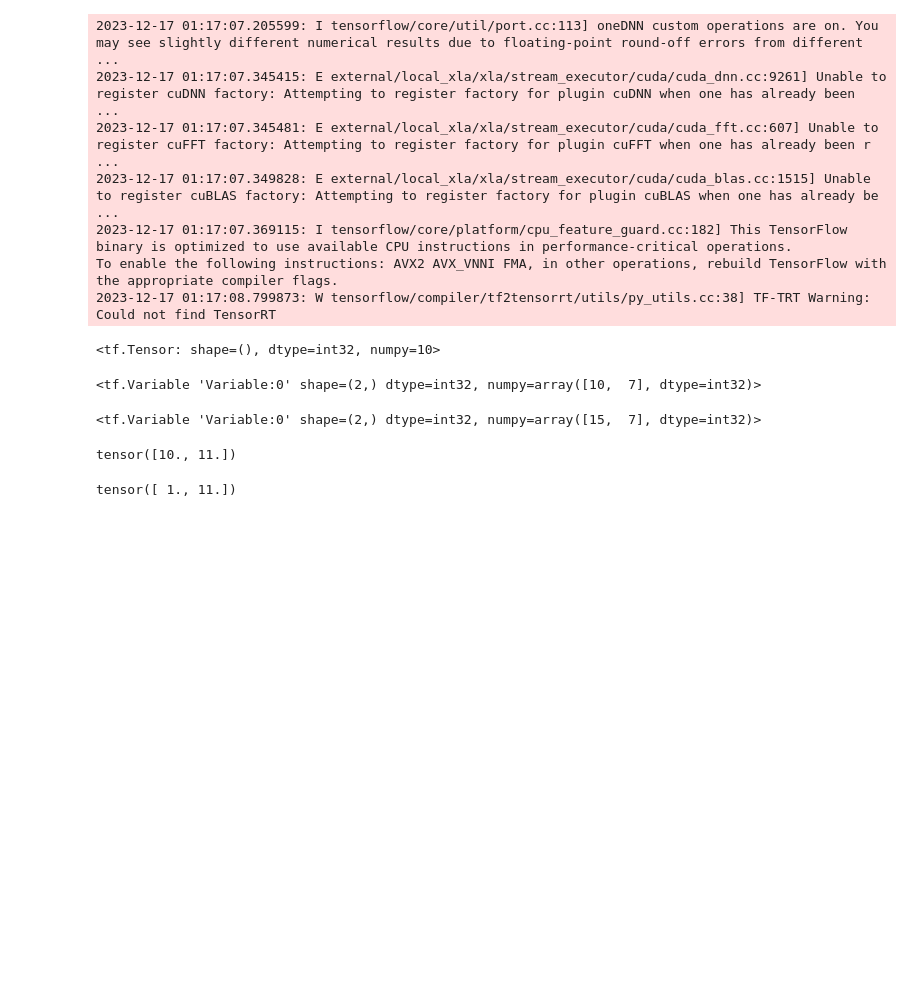
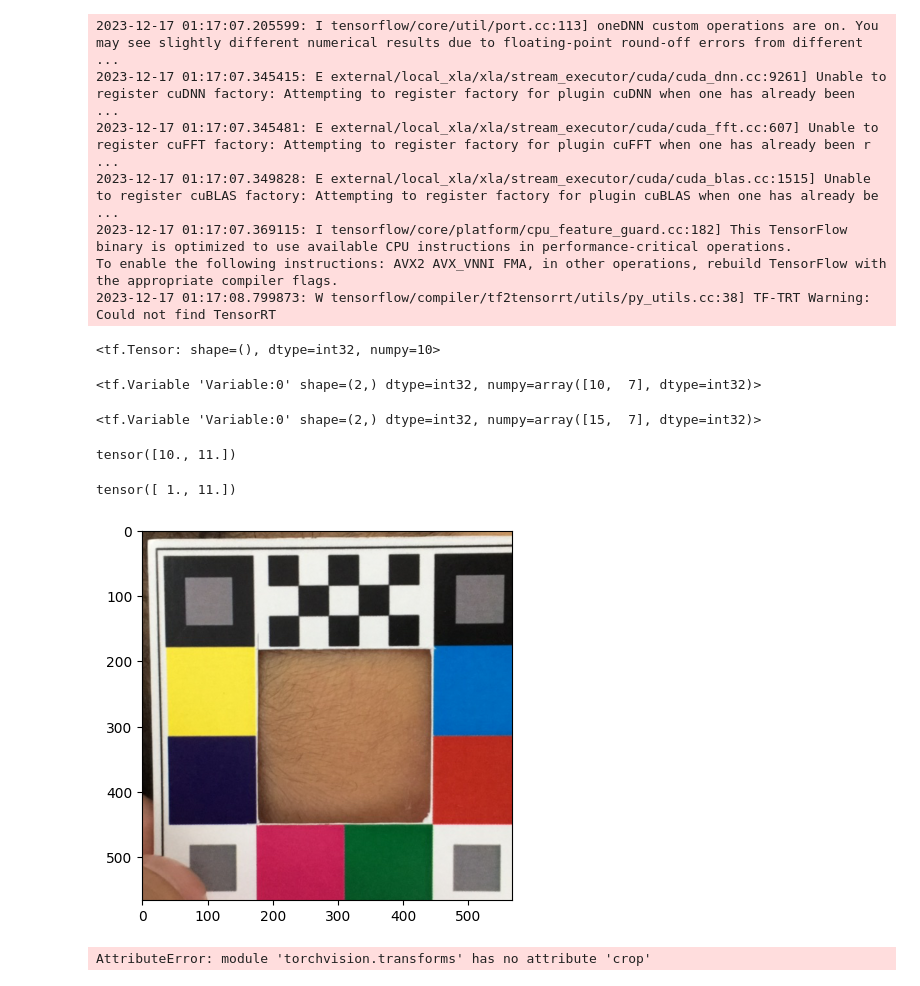
Before and after one commit to divijjasuja/jaundice_detection_project, a Jupyter notebook: practice.ipynb, the cells around one changed output. Saved outputs shown, nothing was run; the diff lists cells and outputs as text; code cells hidden in the pictures; blank space fills up the shorter version.

```diff
--- a/practice.ipynb
+++ b/practice.ipynb
@@ -33,3 +33,19 @@ var[0] = 1
 var
 # %% [output]
 tensor([ 1., 11.])
+# %%
+import matplotlib.pyplot as plt
+import torch
+from torchvision import transforms
+plt.figure()
+image = plt.imread("./NeoJaundice/images/0001-1.jpg")
+plt.imshow(image)
+plt.show()
+tensor_image = torch.from_numpy(image)
+new_image = transforms.crop(tensor_image,1,1,1,1)
+plt.figure()
+plt.imshow(new_image.numpy())
+plt.show()
+# %% [output]
+[figure, added]
+AttributeError: module 'torchvision.transforms' has no attribute 'crop'
```
Also changed, not shown: parts of 2 cells of this notebook, 5 other files.
